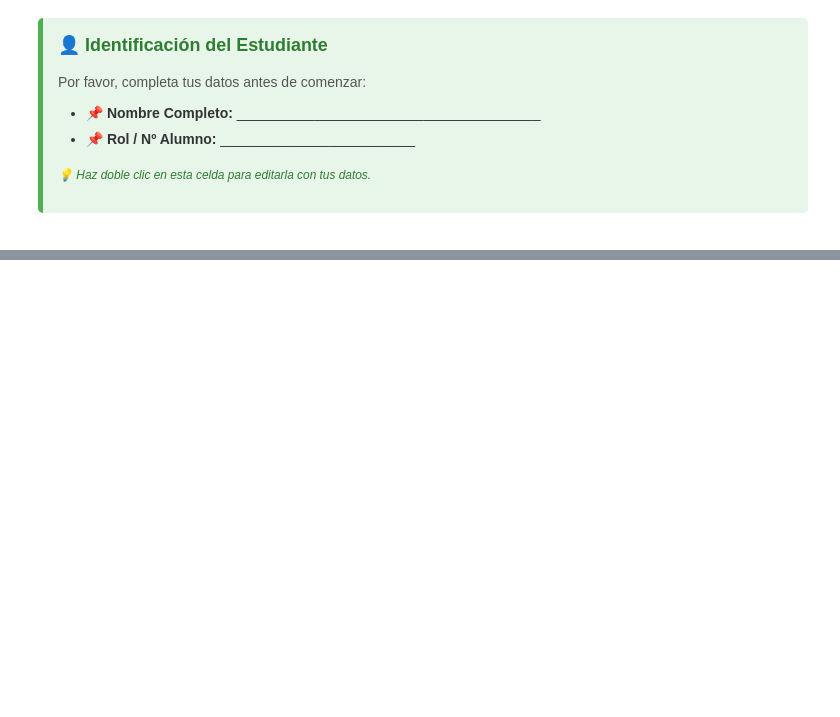
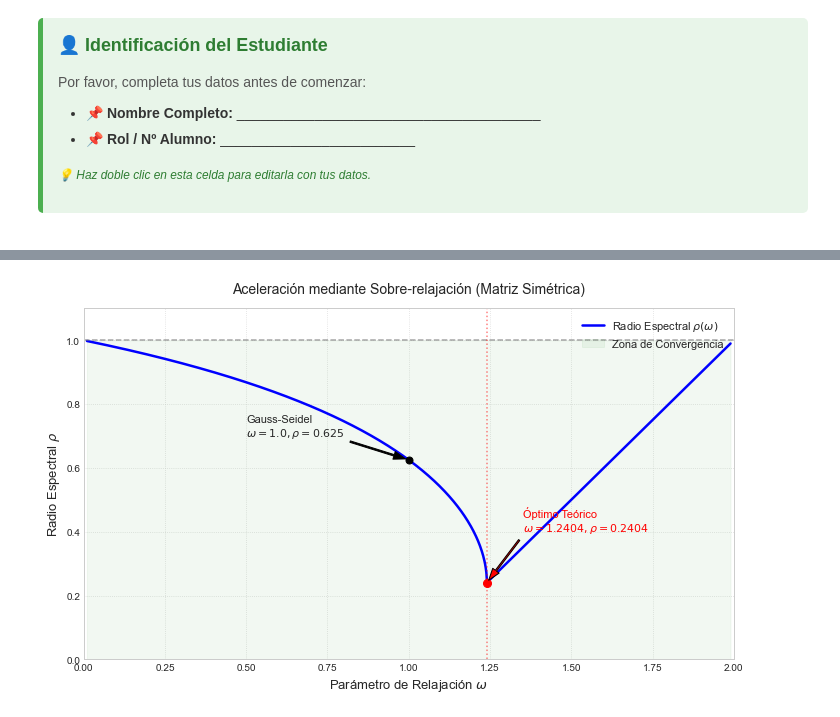
Before and after one commit to ManuelSanchezUribe/MAT2605_UC_labs, a Jupyter notebook: Lab05/lab05.ipynb, the cells around one changed output, grey strips where cells are left out. Drawn from its saved outputs; the diff is of its cells as text; code cells hidden in the pictures; blank space fills up the shorter version.

Commit message:
lab5 sub y sobre relajacion

```diff
--- a/Lab05/lab05.ipynb
+++ b/Lab05/lab05.ipynb
@@ -58,0 +289,64 @@ Estilo usado: <function context at 0x...>
+# %%
+import numpy as np
+import matplotlib.pyplot as plt
+
+# 1. Definir el dominio de omega (0 < w < 2 para convergencia)
+omega = np.linspace(0.01, 1.99, 1000)
+
+# 2. Datos analíticos del problema elíptico (Simétrico)
+rho_J_cuadrado = 0.625
+rho_J = np.sqrt(rho_J_cuadrado)
+
+# Calcular el omega óptimo según el Teorema de Young
+w_opt = 2.0 / (1.0 + np.sqrt(1.0 - rho_J_cuadrado))
+
+# 3. Función del radio espectral (piecewise para el caso SPD)
+# El discriminante ahora es: w^2 * rho_J^2 - 4(w - 1)
+discriminante = omega**2 * rho_J_cuadrado - 4*(omega - 1)
+
+# En la zona de sobre-relajación óptima (w > w_opt), las raíces se vuelven
+# complejas conjugadas y el radio es simplemente w - 1
+rho = np.where(
+    omega <= w_opt,
+    0.25 * (omega * rho_J + np.sqrt(np.maximum(0, discriminante)))**2, # Zona sub-óptima
+    omega - 1 # Zona sobre-óptima
+)
+
+# 4. Crear la visualización para los estudiantes
+plt.figure(figsize=(10, 6))
+
+plt.plot(omega, rho, 'b-', linewidth=2.5, label=r'Radio Espectral $\rho(\omega)$')
+
+# Marcar Gauss-Seidel (w = 1.0)
+rho_GS = rho_J_cuadrado
+plt.plot(1.0, rho_GS, 'ko', markersize=7)
+plt.annotate(f'Gauss-Seidel\n$\\omega=1.0, \\rho={rho_GS:.3f}$',
+             xy=(1.0, rho_GS), xytext=(0.5, 0.7),
+             arrowprops=dict(facecolor='black', shrink=0.05, width=1.5, headwidth=8),
+             fontsize=11)
+
+# Marcar el óptimo absoluto
+rho_opt = w_opt - 1
+plt.plot(w_opt, rho_opt, 'ro', markersize=8)
+plt.annotate(f'Óptimo Teórico\n$\\omega={w_opt:.4f}, \\rho={rho_opt:.4f}$',
+             xy=(w_opt, rho_opt), xytext=(1.35, 0.4),
+             arrowprops=dict(facecolor='red', shrink=0.05, width=1.5, headwidth=8),
+             fontsize=11, color='red')
+
+# Detalles estéticos
+plt.axhline(y=1.0, color='gray', linestyle='--', alpha=0.7)
+plt.axvline(x=w_opt, color='red', linestyle=':', alpha=0.5)
+plt.fill_between(omega, 0, 1, color='green', alpha=0.05, label='Zona de Convergencia')
+
+plt.title('Aceleración mediante Sobre-relajación (Matriz Simétrica)', fontsize=14, pad=15)
+plt.xlabel(r'Parámetro de Relajación $\omega$', fontsize=13)
+plt.ylabel(r'Radio Espectral $\rho$', fontsize=13)
+plt.xlim(0, 2.0)
+plt.ylim(0, 1.1)
+plt.grid(True, linestyle=':', alpha=0.7)
+plt.legend(loc='upper right', fontsize=11)
+
+plt.tight_layout()
+plt.show()
+# %% [output]
+[figure, added]
```
Also changed, not shown: parts of 8 cells of this notebook, 1 other file.
